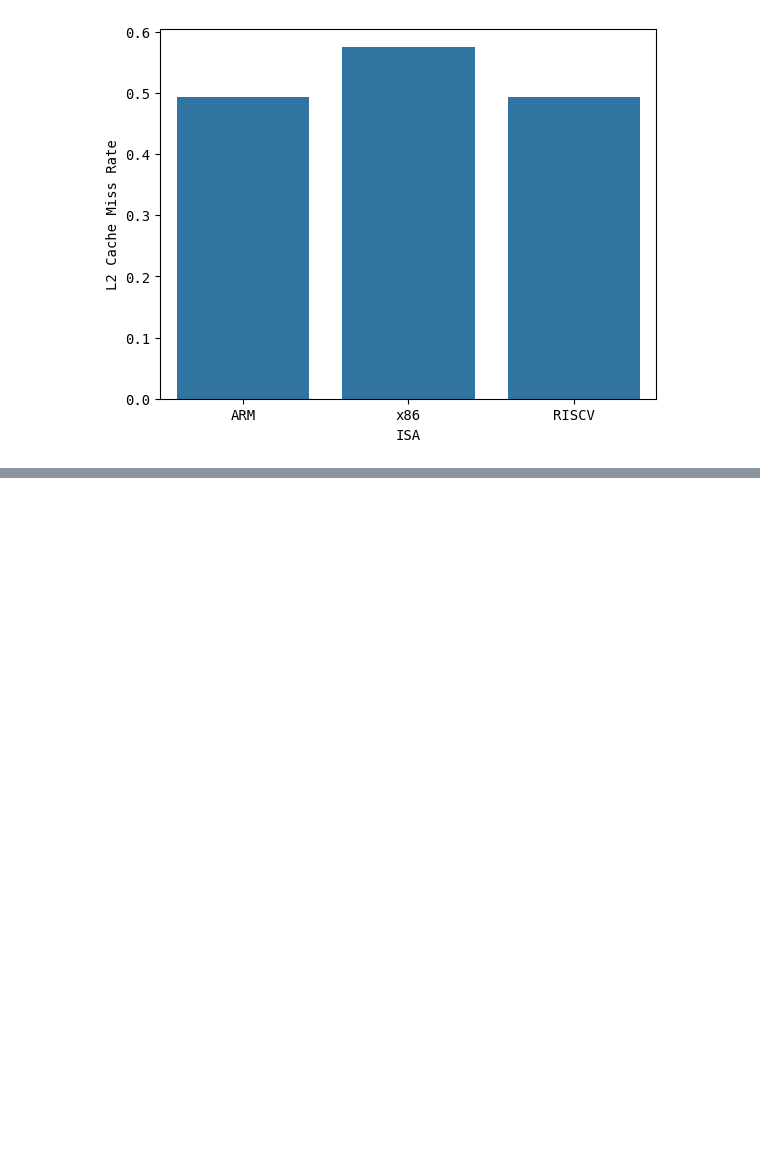
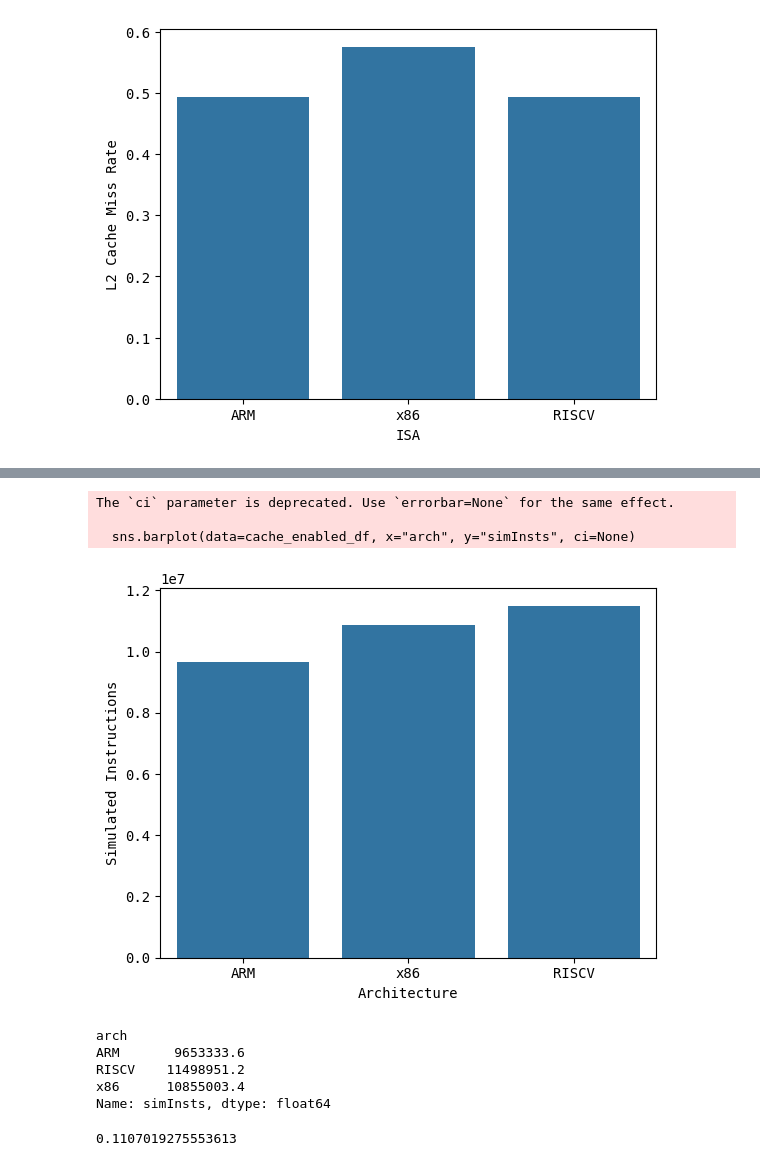
Before and after one commit to ragnar-vallhala/BTP_Log, a Jupyter notebook: Reports/endsem/data/visual.ipynb, the cells around one changed output, grey strips where cells are left out. Cells and saved outputs as stored; diff of their text form; code cells hidden in the pictures; blank space fills up the shorter version.

```diff
--- a/Reports/endsem/data/visual.ipynb
+++ b/Reports/endsem/data/visual.ipynb
@@ -242,0 +269,23 @@ The `ci` parameter is deprecated. Use `errorbar=None` for the same effect.
+# %%
+sns.barplot(data=cache_enabled_df, x="arch", y="simInsts", ci=None)
+plt.xlabel("Architecture")
+plt.ylabel("Simulated Instructions")
+plt.show()
+# %% [output]
+The `ci` parameter is deprecated. Use `errorbar=None` for the same effect.
+
+  sns.barplot(data=cache_enabled_df, x="arch", y="simInsts", ci=None)
+[figure, added]
+# %%
+average_simInsts_per_isa = cache_enabled_df.groupby("arch")["simInsts"].mean()
+print(average_simInsts_per_isa)
+# %% [output]
+arch
+ARM       9653333.6
+RISCV    11498951.2
+x86      10855003.4
+Name: simInsts, dtype: float64
+# %%
+(10855003.4-9653333.6)/10855003.4
+# %% [output]
+0.1107019275553613
```
Also changed, not shown: parts of 8 cells of this notebook, 28 other files.
